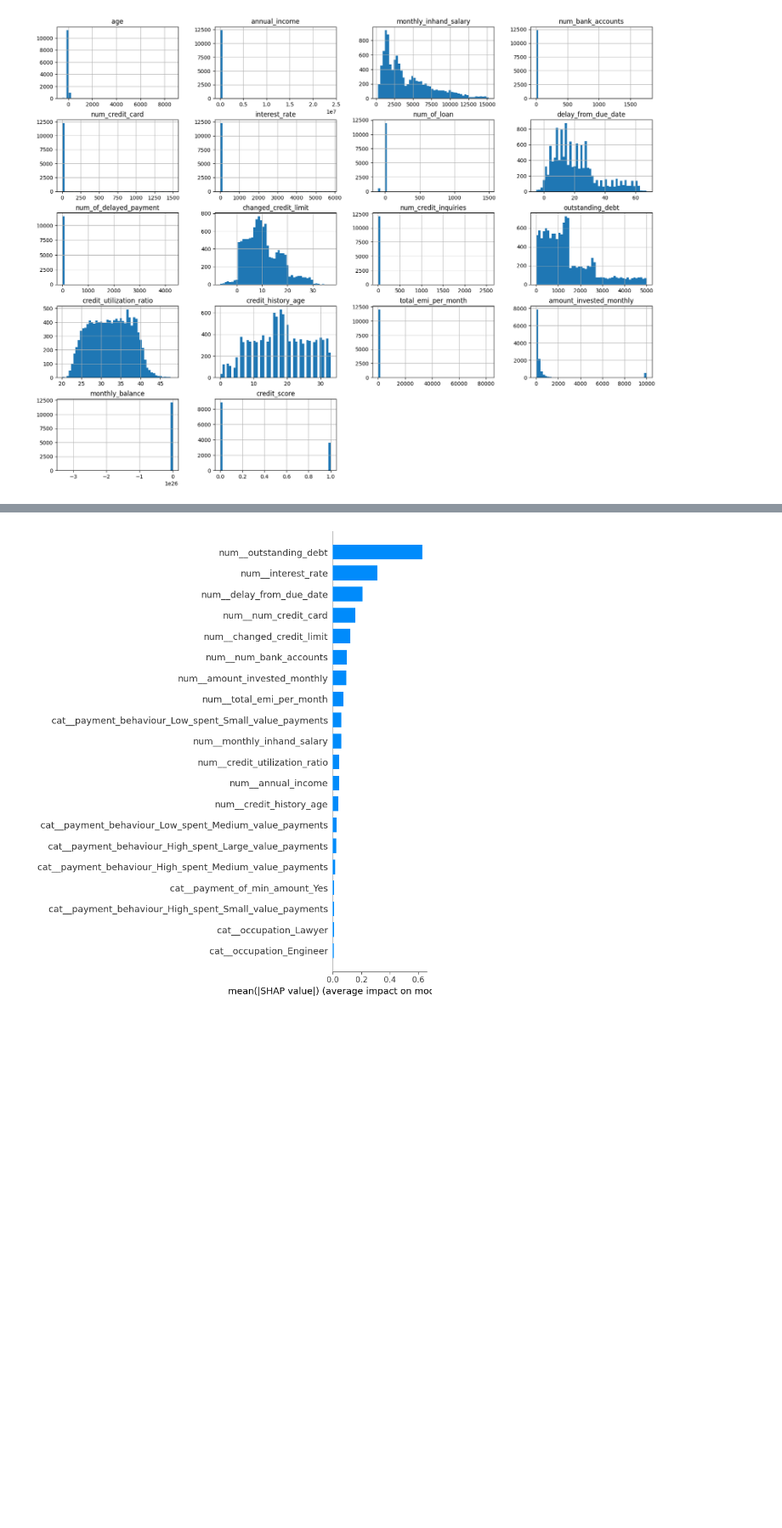
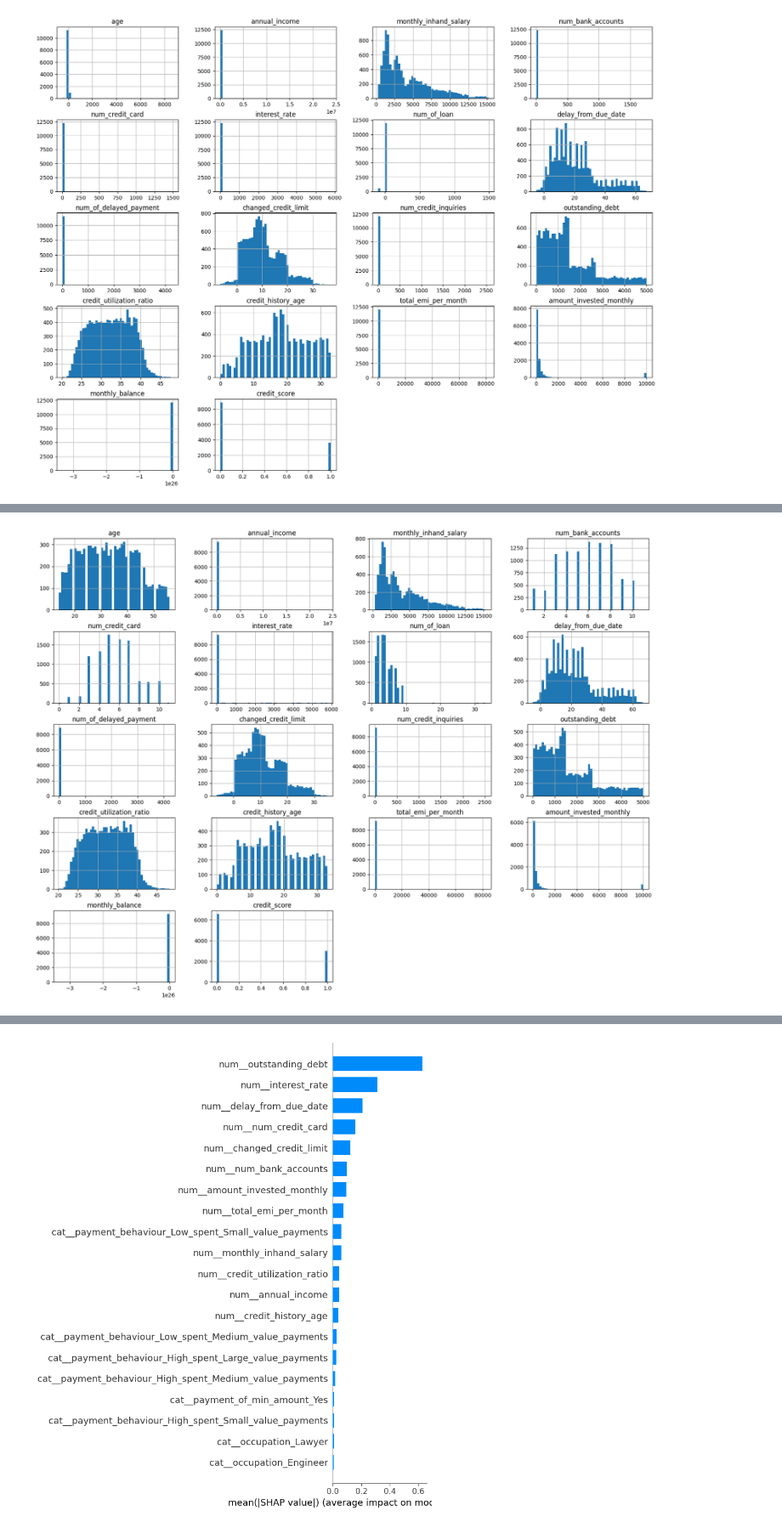
Before and after one commit to jcist/MDS7202, a Jupyter notebook: Proyecto2.ipynb, the cells around one changed output, grey strips where cells are left out. Shown at 85% size. Drawn from its saved outputs; the diff is of its cells as text; code cells hidden in the pictures; blank space fills up the shorter version.

```diff
--- a/Proyecto2.ipynb
+++ b/Proyecto2.ipynb
@@ -295,0 +361,9 @@ plt.show()
+# %%
+# graficos de distribucion
+
+import matplotlib.pyplot as plt
+
+dataset_2.hist(bins=50, figsize=(20,15))
+plt.show()
+# %% [output]
+[figure, added]
```
Also changed, not shown: parts of 36 cells of this notebook.
